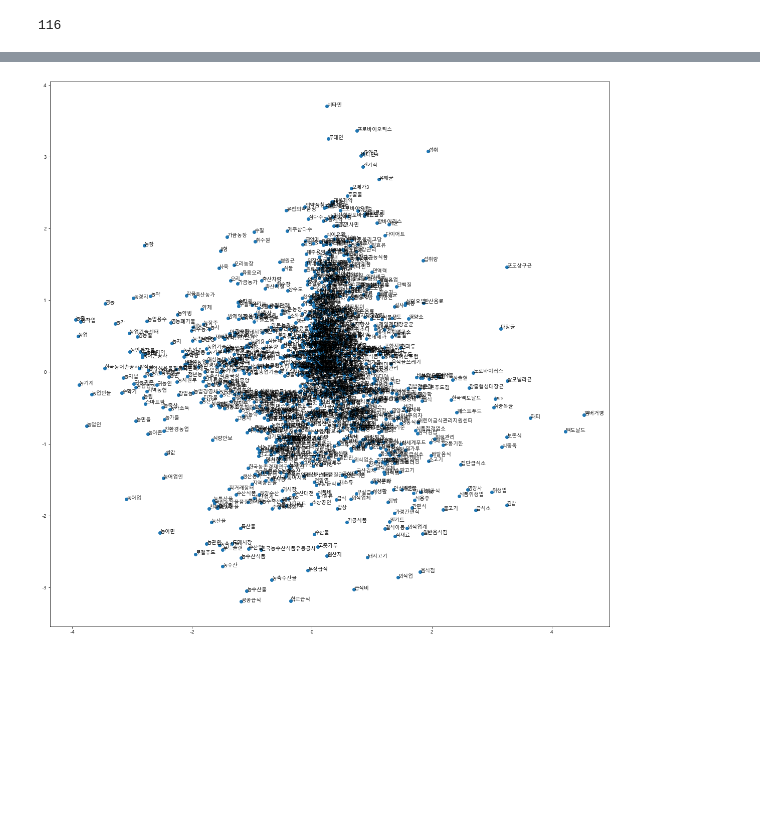
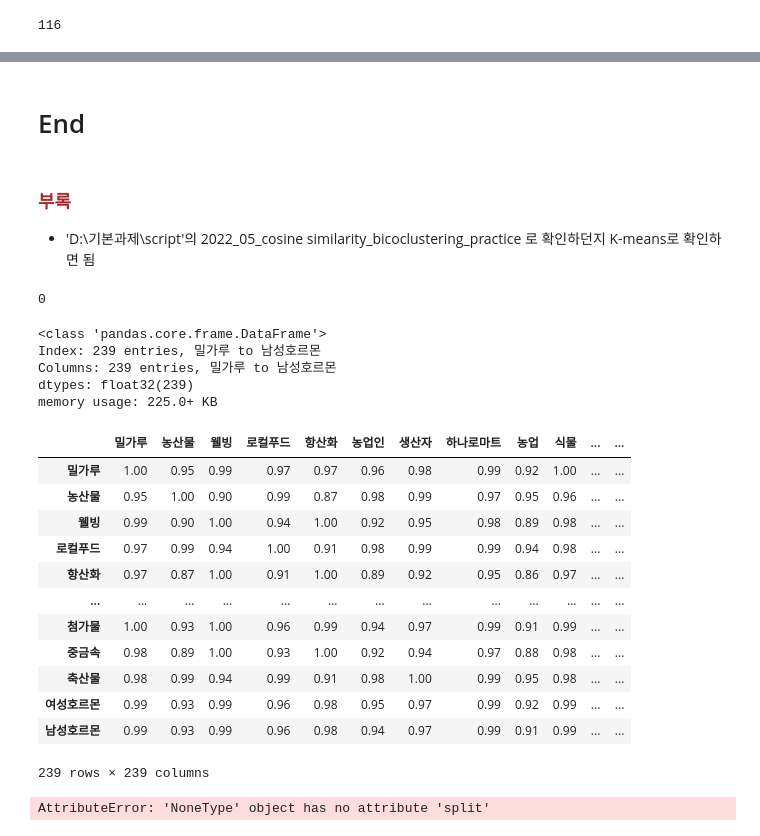
Before and after one commit to ancestor9/webscrap_LDA, a Jupyter notebook: 2022_10_LDA_gensim.ipynb, the cells around one changed output, grey strips where cells are left out. Saved outputs shown, nothing was run; the diff lists cells and outputs as text; code cells hidden in the pictures; blank space fills up the shorter version.

```diff
--- a/2022_10_LDA_gensim.ipynb
+++ b/2022_10_LDA_gensim.ipynb
@@ -1318,12 +1403,53 @@ def plot_2d_graph(vocabs, xs, ys):
-# %%
-from sklearn.decomposition import PCA
-pca = PCA(n_components=2)
-xys = pca.fit_transform(word_vectors_list)
-xs = xys[:,0]
-ys = xys[:,1]
-
-# 결과2
-
-plot_2d_graph(vocabs, xs, ys)
-# %% [output]
-[figure, removed]
+# %% [markdown]
+# End
+# %% [markdown]
+### <font color='brown'>  부록
+- 'D:\\기본과제\\script'의 2022_05_cosine similarity_bicoclustering_practice 로 확인하던지 K-means로 확인하면 됨
+# %%
+from sklearn.cluster import SpectralBiclustering, SpectralCoclustering
+from sklearn.preprocessing import normalize
+cosinematrix_ = cosinematrix.copy()
+# %%
+cosinematrix_.isna().sum().sum()
+cosinematrix_.info()
+cosinematrix_
+# %% [output]
+0
+<class 'pandas.core.frame.DataFrame'>
+Index: 239 entries, 밀가루 to 남성호르몬
+Columns: 239 entries, 밀가루 to 남성호르몬
+dtypes: float32(239)
+memory usage: 225.0+ KB
+|  | 밀가루 | 농산물 | 웰빙 | 로컬푸드 | 항산화 | 농업인 | 생산자 | 하나로마트 | 농업 | 식물 | ... | ... |
+| 밀가루 | 1.00 | 0.95 | 0.99 | 0.97 | 0.97 | 0.96 | 0.98 | 0.99 | 0.92 | 1.00 | ... | ... |
+| 농산물 | 0.95 | 1.00 | 0.90 | 0.99 | 0.87 | 0.98 | 0.99 | 0.97 | 0.95 | 0.96 | ... | ... |
+| 웰빙 | 0.99 | 0.90 | 1.00 | 0.94 | 1.00 | 0.92 | 0.95 | 0.98 | 0.89 | 0.98 | ... | ... |
+| 로컬푸드 | 0.97 | 0.99 | 0.94 | 1.00 | 0.91 | 0.98 | 0.99 | 0.99 | 0.94 | 0.98 | ... | ... |
+| 항산화 | 0.97 | 0.87 | 1.00 | 0.91 | 1.00 | 0.89 | 0.92 | 0.95 | 0.86 | 0.97 | ... | ... |
+| ... | ... | ... | ... | ... | ... | ... | ... | ... | ... | ... | ... | ... |
+| 첨가물 | 1.00 | 0.93 | 1.00 | 0.96 | 0.99 | 0.94 | 0.97 | 0.99 | 0.91 | 0.99 | ... | ... |
+| 중금속 | 0.98 | 0.89 | 1.00 | 0.93 | 1.00 | 0.92 | 0.94 | 0.97 | 0.88 | 0.98 | ... | ... |
+| 축산물 | 0.98 | 0.99 | 0.94 | 0.99 | 0.91 | 0.98 | 1.00 | 0.99 | 0.95 | 0.98 | ... | ... |
+| 여성호르몬 | 0.99 | 0.93 | 0.99 | 0.96 | 0.98 | 0.95 | 0.97 | 0.99 | 0.92 | 0.99 | ... | ... |
+| 남성호르몬 | 0.99 | 0.93 | 0.99 | 0.96 | 0.98 | 0.94 | 0.97 | 0.99 | 0.91 | 0.99 | ... | ... |
+239 rows × 239 columns
+# %%
+sns.set_style("white")
+sns.set(rc = {'figure.figsize':(20,12)})
+
+i = 1
+
+for i, n in enumerate(np.arange(2, 6)):
+    i +=1
+    model = SpectralCoclustering(n_clusters=n, random_state=1)
+    model.fit(cosinematrix_)
+
+    ax = plt.subplot(3, 6, i)
+    ax.matshow(
+        np.outer(np.sort(model.row_labels_) + 1, np.sort(model.column_labels_) + 1),
+        cmap=plt.cm.Blues,
+    )
+    ax.set_title(str(n) + " Clusters")
+    i += 1
+# %% [output]
+AttributeError: 'NoneType' object has no attribute 'split'
```
Also changed, not shown: parts of 74 cells of this notebook.
